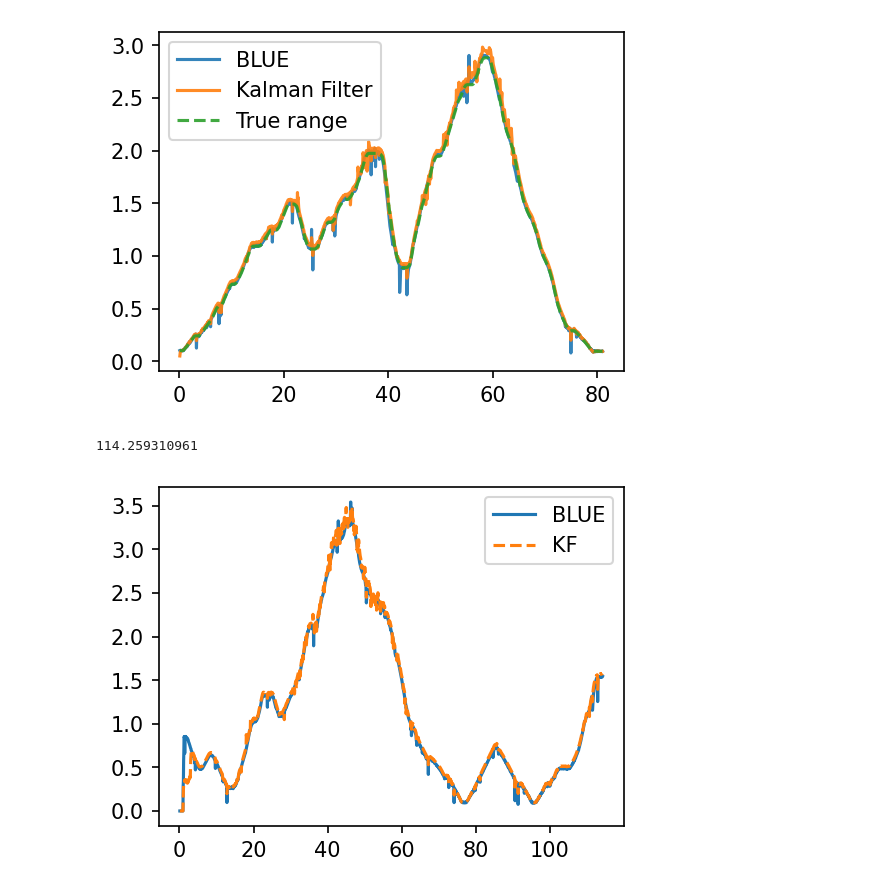
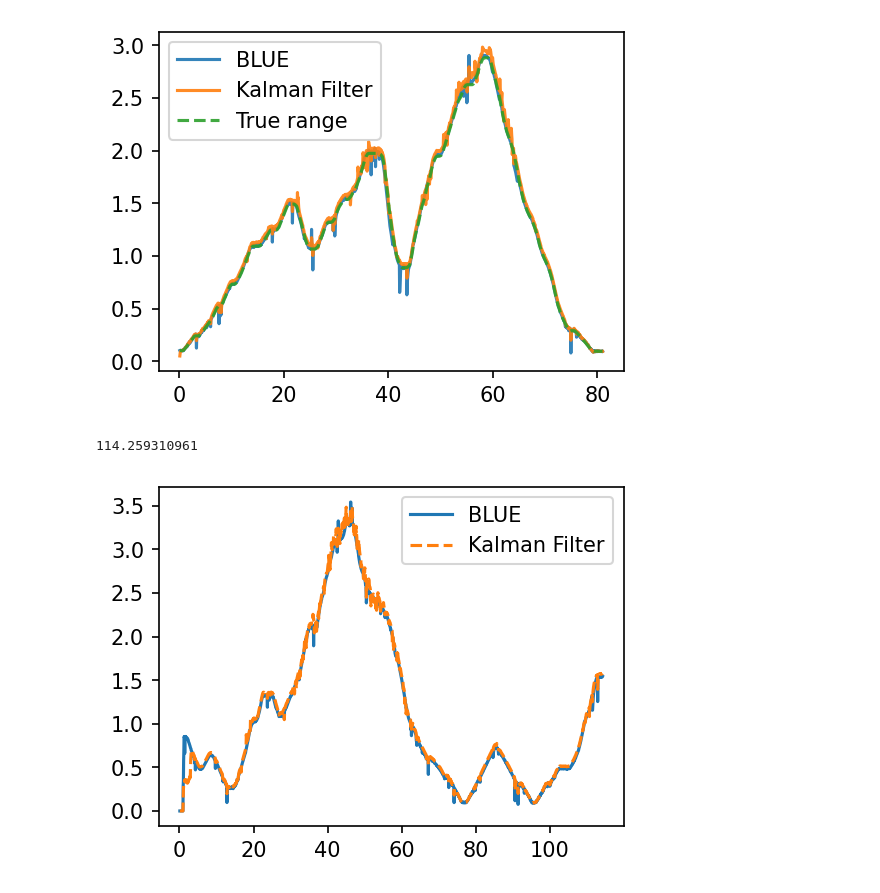
Before and after one commit to Laserbean/ENMT482_Ass1, a Jupyter notebook: Part A/Assignment1.ipynb, the cells around one changed output. Saved outputs shown, nothing was run; the diff lists cells and outputs as text; code cells hidden in the pictures.

```diff
--- a/Assignment1.ipynb
+++ b/Part A/Assignment1.ipynb
@@ -1078,9 +1078,9 @@ plt.legend(["BLUE", "Kalman Filter", "True range"])
 # %%
 plt.figure(figsize=(4,3), dpi = 150 )
 plt.plot(time[0:theend], range_est)
 plt.plot(time[0:theend], range_est_KF, "--")
-plt.legend(["BLUE", "KF"])
+plt.legend(["BLUE", "Kalman Filter"])
 print(time[theend])
 # %% [output]
 114.259310961
-[figure, old version]
+[figure, new version]
```
Also changed, not shown: parts of 2 cells of this notebook, 31 other files.
